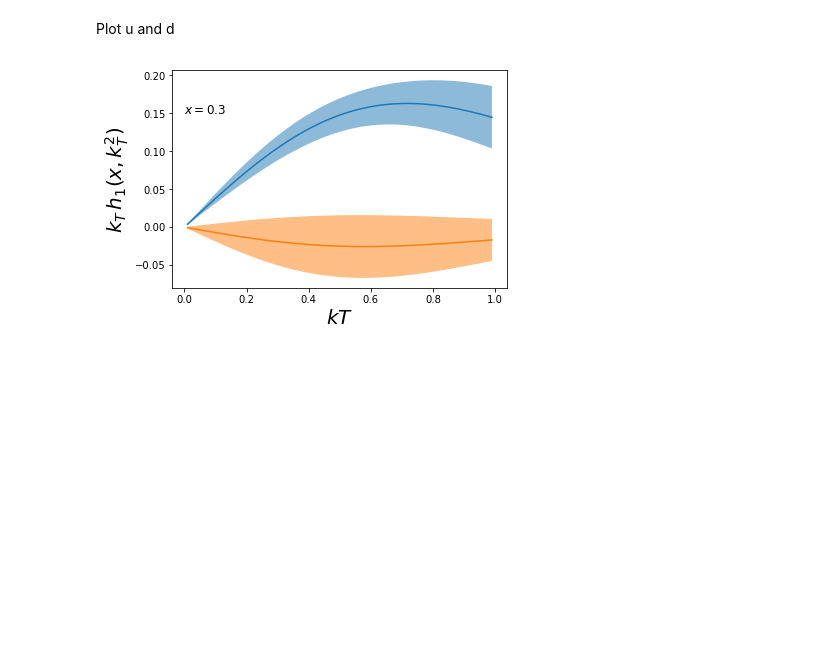
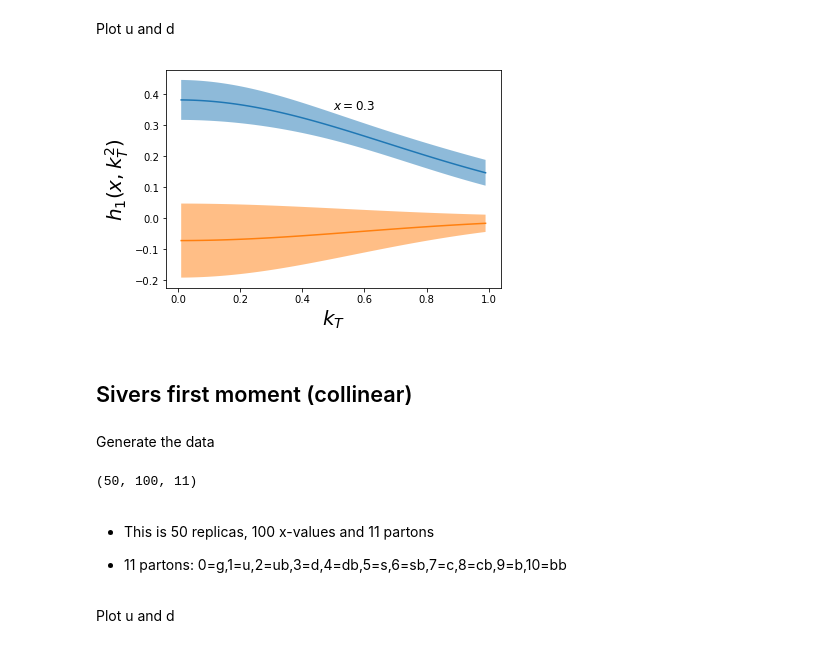
Before and after one commit to QCDHUB/jam3dlib, a Jupyter notebook: example.ipynb, the cells around one changed output. Saved outputs shown, nothing was run; the diff lists cells and outputs as text; code cells hidden in the pictures; blank space fills up the shorter version.

```diff
--- a/example.ipynb
+++ b/example.ipynb
@@ -106,16 +109,36 @@ dkT  = np.mean(d_repkT,axis=0)
 ddkT = np.std(d_repkT,axis=0)
 # %%
 ax=py.subplot(111)
-ax.fill_between(KT,KT*(ukT-dukT),KT*(ukT+dukT),alpha=0.5)
-ax.fill_between(KT,KT*(dkT-ddkT),KT*(dkT+ddkT),alpha=0.5)
+ax.fill_between(KT,(ukT-dukT),(ukT+dukT),alpha=0.5)
+ax.fill_between(KT,(dkT-ddkT),(dkT+ddkT),alpha=0.5)
 
-ax.plot(KT,KT*ukT)
-ax.plot(KT,KT*dkT)
+ax.plot(KT,ukT)
+ax.plot(KT,dkT)
 
-ax.set_ylabel(r'$k_T\, h_1(x,k_T^2)$',size=20)
-ax.set_xlabel(r'$kT$',size=20)
-ax.text(0,0.15,r'$x=0.3$',fontsize=12)
+ax.set_ylabel(r'$h_1(x,k_T^2)$',size=20)
+ax.set_xlabel(r'$k_T$',size=20)
+ax.text(0.5,0.35,r'$x=0.3$',fontsize=12)
 
 py.show()
 # %% [output]
-[figure, old version]
+[figure, new version]
+# %% [markdown]
+## Sivers first moment (collinear)
+# %% [markdown]
+Generate the data
+# %%
+X=np.linspace(0.01,0.99,100)
+Q2=10.0
+kT=0.0
+nrep=50  #--let's use a subset of the replicas
+siv=np.array([[tmd.eval(x,Q2,kT,'p','sivers',irep,icol=True) for x in X] for irep in range(nrep)])
+print(siv.shape)
+# %% [output]
+(50, 100, 11)
+# %% [markdown]
+- This is 50 replicas, 100 x-values and 11 partons
+
+
+- 11 partons: 0=g,1=u,2=ub,3=d,4=db,5=s,6=sb,7=c,8=cb,9=b,10=bb
+# %% [markdown]
+Plot u and d
```
Also changed, not shown: parts of 25 cells of this notebook.
